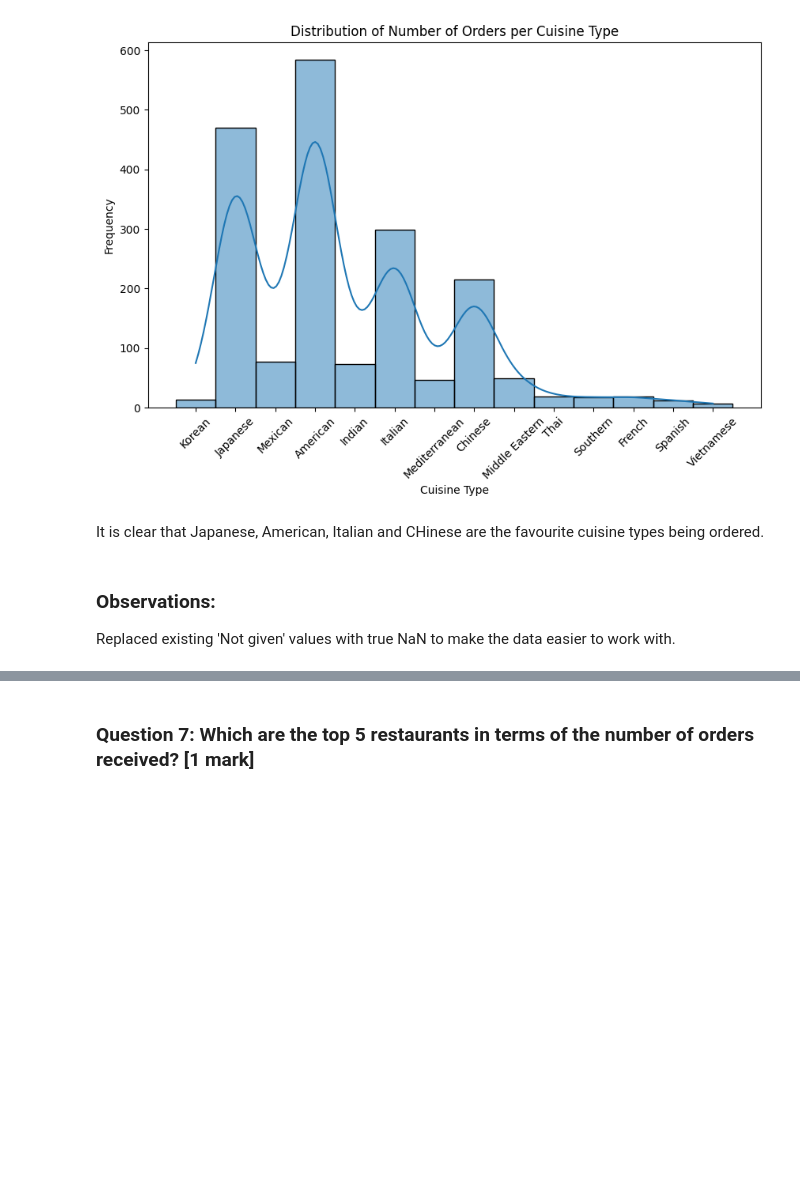
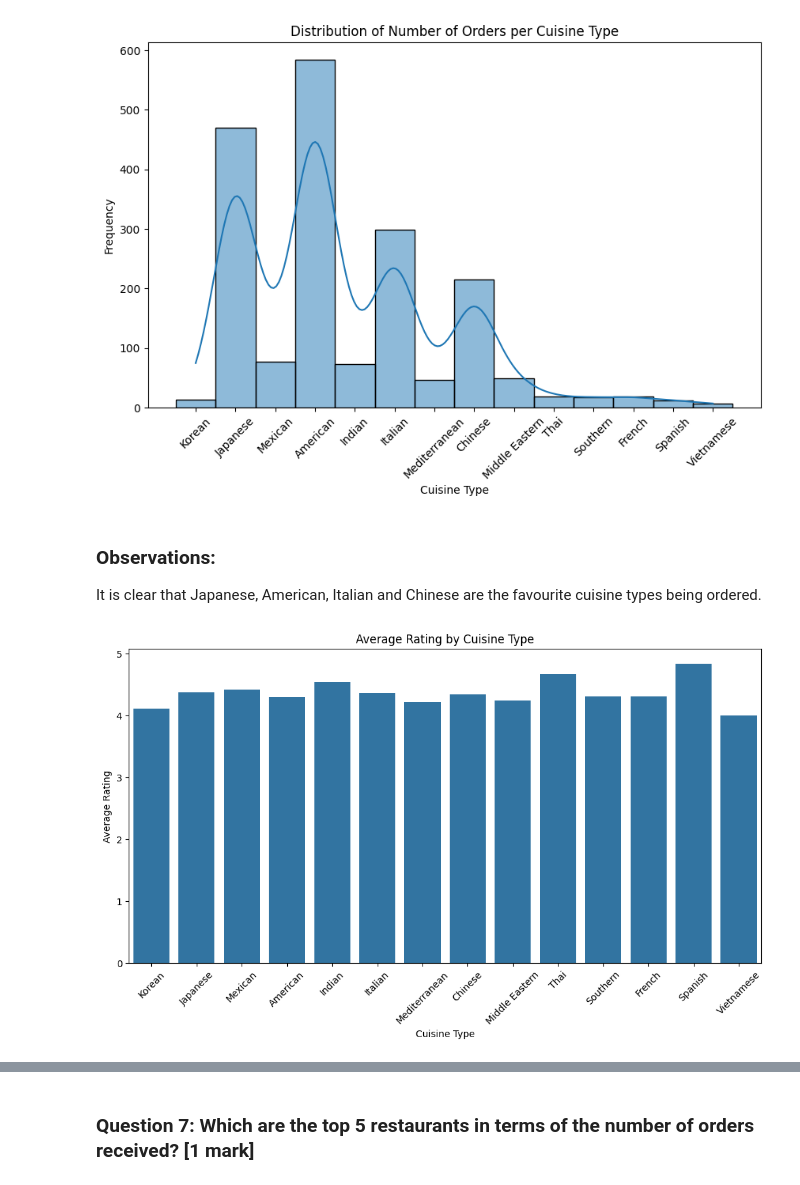
Before and after one commit to pieterkdevilliers/mit-foodhub, a Jupyter notebook: notebooks/FDS_Project_LearnerNotebook_FullCode.ipynb, the cells around one changed output, grey strips where cells are left out. Saved outputs shown, nothing was run; the diff lists cells and outputs as text; code cells hidden in the pictures; blank space fills up the shorter version.

```diff
--- a/notebooks/FDS_Project_LearnerNotebook_FullCode.ipynb
+++ b/notebooks/FDS_Project_LearnerNotebook_FullCode.ipynb
@@ -282,7 +287,16 @@ plt.show()
 # %% [output]
 [figure]
 # %% [markdown]
-It is clear that Japanese, American, Italian and CHinese are the favourite cuisine types being ordered.
+### Observations:
+It is clear that Japanese, American, Italian and Chinese are the favourite cuisine types being ordered.
-# %% [markdown]
-### Observations:
-Replaced existing 'Not given' values with true NaN to make the data easier to work with.
+# %%
+# Explore the relationship between cuisine type and average rating
+plt.figure(figsize=(12, 6))
+sns.barplot(x='cuisine_type', y='rating', data=df, errorbar=None)
+plt.title('Average Rating by Cuisine Type')
+plt.xlabel('Cuisine Type')
+plt.ylabel('Average Rating')
+plt.xticks(rotation=45)
+plt.show()
+# %% [output]
+[figure, added]
```
Also changed, not shown: parts of 32 cells of this notebook, 1 other file.
